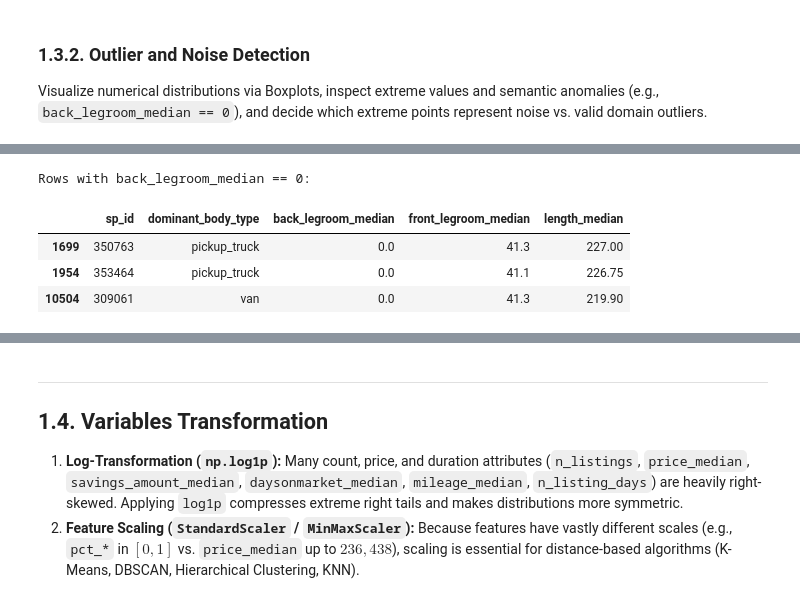
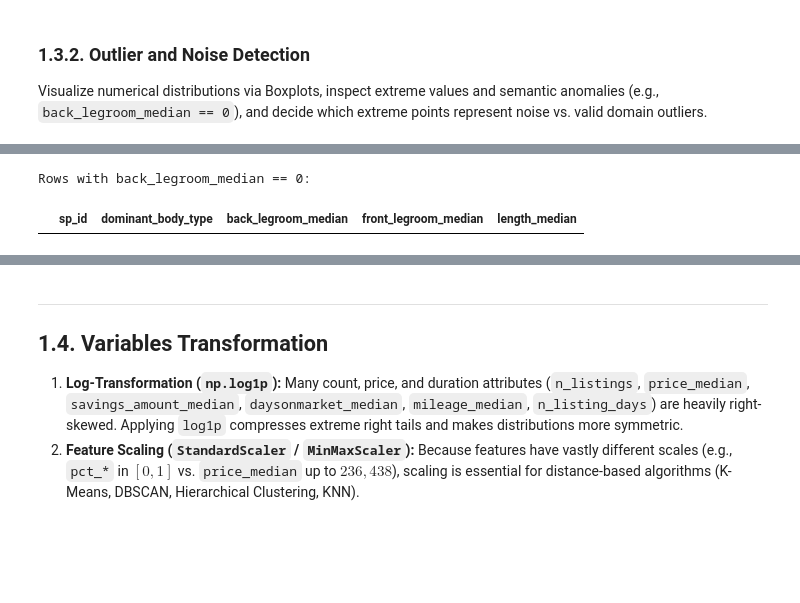
Before and after one commit to iqbalzain99/data-mining_unipi_1_2026, a Jupyter notebook: project/1_Data_Understanding_and_Preparation.ipynb, the cells around one changed output, grey strips where cells are left out. Drawn from its saved outputs; the diff is of its cells as text; code cells hidden in the pictures; blank space fills up the shorter version.

```diff
--- a/project/1_Data_Understanding_and_Preparation.ipynb
+++ b/project/1_Data_Understanding_and_Preparation.ipynb
@@ -342,8 +423,9 @@ fig, axes = plt.subplots(3, 2, figsize=(18, 14))
 axes = axes.flatten()
 
 for i, col in enumerate(high_card_cols):
-    order = df[col].fillna("Missing (NaN)").value_counts().index
-    sns.countplot(data=df.fillna({"dominant_wheel_system": "Missing (NaN)"}), y=col, order=order, ax=axes[i], palette="viridis")
+    df_plot = df.fillna({"dominant_wheel_system": "Missing (NaN)"})
+    order = df_plot[col].value_counts().index
+    sns.countplot(data=df_plot, y=col, hue=col, order=order, ax=axes[i], palette="viridis", legend=False)
     axes[i].set_title(f"Distribution of {col}", fontsize=12, fontweight="bold")
     axes[i].set_xlabel("Count")
     axes[i].set_ylabel("")
@@ -449,6 +532,13 @@ for col in minor_num_missing:
     df_clean[col] = df_clean.groupby("dominant_body_type")[col].transform(lambda x: x.fillna(x.median()))
     df_clean[col] = df_clean[col].fillna(df_clean[col].median())
 
+# 5. Group-based mode imputation for negligible implicit 'unknown' in dominant_fuel_type (1) and dominant_transmission (6)
+for col in ["dominant_fuel_type", "dominant_transmission"]:
+    df_clean[col] = df_clean[col].replace("unknown", np.nan)
+    df_clean[col] = df_clean.groupby("dominant_body_type")[col].transform(
+        lambda x: x.fillna(x.mode()[0] if not x.mode().empty else df_clean[col].mode()[0])
+    )
+
 print("Remaining explicit NaN values after imputation:", df_clean.isnull().sum().sum())
 # %% [output]
 Remaining explicit NaN values after imputation: 0
@@ -489,36 +601,32 @@ for col in num_cols:
         "1%": df_clean[col].quantile(0.01),
         "Median": df_clean[col].median(),
         "99%": df_clean[col].quantile(0.99),
         "Max": df_clean[col].max(),
         "IQR Outliers": n_outliers,
         "IQR Outliers (%)": round(n_outliers / len(df_clean) * 100, 2)
     })
 
 display(pd.DataFrame(outlier_report))
 
-# Check rows where back_legroom_median == 0
-print("\nRows with back_legroom_median == 0:")
-display(df_clean[df_clean["back_legroom_median"] == 0][["sp_id", "dominant_body_type", "back_legroom_median", "front_legroom_median", "length_median"]])
+# Verify that the 3 erroneous back_legroom_median == 0 records were successfully handled
+print("\nVerification - Rows remaining with back_legroom_median == 0:", (df_clean["back_legroom_median"] == 0).sum())
 # %% [output]
 |  | Variable | Min | 1% | Median | 99% | Max | IQR Outliers | IQR Outliers (%) |
 | 0 | n_listings | 5.00 | 5.000 | 70.000000 | 572.480000 | 4959.000000 | 641 | 4.63 |
 | 1 | price_median | 1699.00 | 4381.300 | 22385.000000 | 59920.570000 | 236438.000000 | 171 | 1.24 |
 | 2 | savings_amount_median | 0.00 | 0.000 | 358.000000 | 2086.220000 | 9333.000000 | 218 | 1.57 |
 | 3 | daysonmarket_median | 0.00 | 8.000 | 36.000000 | 280.000000 | 1987.000000 | 1110 | 8.02 |
 | 4 | mileage_median | 0.00 | 0.000 | 33601.000000 | 174290.000000 | 238541.000000 | 0 | 0.00 |
 | 5 | year_median | 1960.00 | 2004.500 | 2017.000000 | 2020.000000 | 2021.000000 | 65 | 0.47 |
 | 6 | vehicle_age_median | 0.00 | 0.000 | 3.000000 | 15.000000 | 60.000000 | 62 | 0.45 |
 | 7 | owner_count_median | 1.00 | 1.000 | 1.000000 | 3.000000 | 6.000000 | 51 | 0.37 |
 | 8 | horsepower_median | 78.00 | 148.000 | 243.000000 | 385.000000 | 630.000000 | 62 | 0.45 |
 | 9 | engine_displacement_median | 1200.00 | 1800.000 | 2500.000000 | 5700.000000 | 6800.000000 | 328 | 2.37 |
 | ... | ... | ... | ... | ... | ... | ... | ... | ... |
 | 19 | pct_is_new | 0.00 | 0.000 | 0.000000 | 0.882853 | 1.000000 | 0 | 0.00 |
 | 20 | pct_salvage | 0.00 | 0.000 | 0.000000 | 0.270182 | 1.000000 | 1242 | 8.97 |
 | 21 | pct_theft_title | 0.00 | 0.000 | 0.000000 | 0.066667 | 0.756757 | 2110 | 15.24 |
 | 22 | n_listing_days | 1.00 | 4.000 | 39.000000 | 142.000000 | 272.000000 | 128 | 0.92 |
 | 23 | listing_span_days | 0.00 | 37.000 | 362.000000 | 1493.580000 | 3553.000000 | 614 | 4.44 |
 Rows with back_legroom_median == 0:
 |  | sp_id | dominant_body_type | back_legroom_median | front_legroom_median | length_median |
-| 1699 | 350763 | pickup_truck | 0.0 | 41.3 | 227.00 |
-| 1954 | 353464 | pickup_truck | 0.0 | 41.1 | 226.75 |
-| 10504 | 309061 | van | 0.0 | 41.3 | 219.90 |
```
Also changed, not shown: parts of 14 cells of this notebook.
